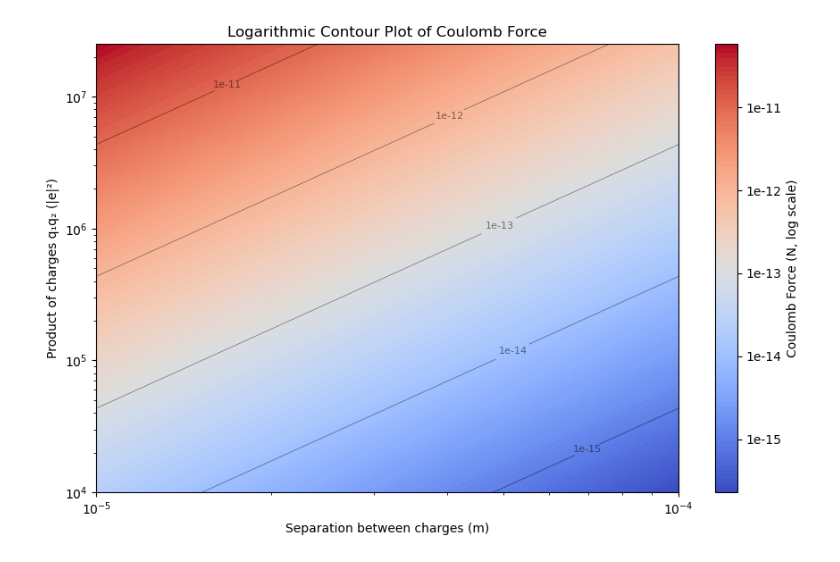
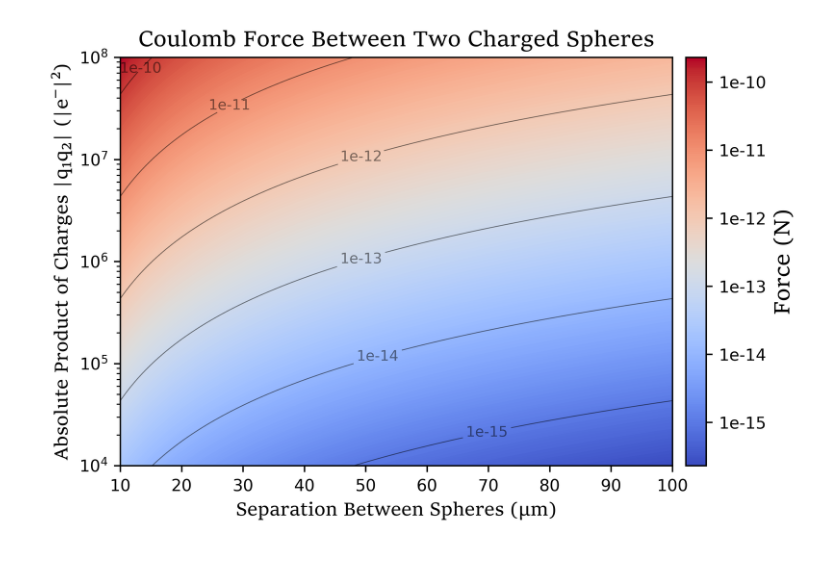
Before and after one commit to BenHSiegel/microspherearray, a Jupyter notebook: coulomb_force_plot.ipynb, the cells around one changed output. Cells and saved outputs as stored; diff of their text form; code cells hidden in the pictures.

Commit message:
plots

```diff
--- a/coulomb_force_plot.ipynb
+++ b/coulomb_force_plot.ipynb
@@ -1,31 +26,27 @@
+# %%
+# Coulomb constant (N·m²/C²)
+k = 8.9875517923e9
+
+# Axes:
+# x -> separation distance (m)
+# y -> product of charges q1*q2 (C²)
+separation = np.linspace(10e-6, 100e-6, 400)      # avoid 0 to prevent division by zero
+elementary_charge = 1.602176634e-19  # C
+
+# Express charge product as the product of electron counts (n1 * n2)
+charge_product = np.linspace(100*100, 10000*10000, 50000)
+
+R, Qprod = np.meshgrid(separation, charge_product)
+
+# Coulomb force: F = k * (n1*n2*e^2) / r^2
+F = k * (Qprod * elementary_charge ** 2) / (R ** 2)
 # %%
-import numpy as np
-from matplotlib.colors import LogNorm
-
-import matplotlib.pyplot as plt
-
-# Coulomb constant (N·m²/C²)
-k = 8.9875517923e9
-
-# Axes:
-# x -> separation distance (m)
-# y -> product of charges q1*q2 (C²)
-separation = np.linspace(10e-6, 100e-6, 400)      # avoid 0 to prevent division by zero
-elementary_charge = 1.602176634e-19  # C
-
-# Express charge product as the product of electron counts (n1 * n2)
-charge_product = np.linspace(100*100, 5000*5000, 20000)
-
-R, Qprod = np.meshgrid(separation, charge_product)
-
-# Coulomb force: F = k * (n1*n2*e^2) / r^2
-F = k * (Qprod * elementary_charge ** 2) / (R ** 2)
-
-plt.figure(figsize=(9, 6))
-levels = np.logspace(np.log10(F.min()), np.log10(F.max()), 100)
+plt.figure()
+levels = np.logspace(np.log10(F.min()), np.log10(F.max()), 200)
 
 contour = plt.contourf(R, Qprod, F, levels=levels, norm=LogNorm(), cmap="coolwarm")
-plt.colorbar(contour, label="Coulomb Force (N, log scale)")
+cbar = plt.colorbar(contour, label="Force (N)", pad=0.02)
+cbar.set_label("Force (N)", fontname="Sitka")
 
 # Build contour/colorbar ticks at decade values based on the current force range
 fmin = np.nanmin(F[F > 0])  # LogNorm requires positive values
@@ -53,42 +74,56 @@ x_lo, x_hi = separation.min() * 1.15, separation.max() / 1.15
 q_lo, q_hi = charge_product.min() * 1.20, charge_product.max() / 1.20
 
 manual_positions = []
-for lvl in tick_vals:
+for i, lvl in enumerate(tick_vals):
     q_on_level = (lvl * separation**2) / (k * elementary_charge**2)
     mask = (
         (separation >= x_lo) & (separation <= x_hi) &
         (q_on_level >= q_lo) & (q_on_level <= q_hi)
     )
     if np.any(mask):
         xs = separation[mask]
         ys = q_on_level[mask]
         mid = len(xs) // 2
-        manual_positions.append((xs[mid], ys[mid]))
+        # For the highest contour level, shift the label position to the right and down
+        if i == len(tick_vals) - 1:
+            manual_positions.append((xs[-1], ys[-1] * 0.93))
+        else:
+            manual_positions.append((xs[mid], ys[mid]))
 
 texts = plt.clabel(
     line_contours,
     fmt={v: f"{v:.0e}" for v in tick_vals},
     inline=True,
     fontsize=8,
     manual=manual_positions if manual_positions else None,
 )
 
 for txt in texts:
     txt.set_rotation(0)
 
 for t in texts:
     t.set_clip_on(True)
 
 cbar_ax = plt.gcf().axes[-1]  # colorbar axis
 cbar_ax.set_yticks(tick_vals)
 cbar_ax.set_yticklabels([f"{v:.0e}" for v in tick_vals])
 
 plt.xscale("log")
 plt.yscale("log")
-plt.xlabel("Separation between charges (m)")
-plt.ylabel("Product of charges q₁q₂ (|e|²)")
-plt.title("Logarithmic Contour Plot of Coulomb Force")
+plt.ylabel("Absolute Product of Charges |q₁q₂| (|e⁻|²)", font="Sitka", fontsize=SIZE_DEFAULT + 2)
+plt.title("Coulomb Force Between Two Charged Spheres", font="Sitka", fontsize=SIZE_DEFAULT + 4)
+
+ax = plt.gcf().axes[0]  # main plot axis (not colorbar)
+
+ax.set_xscale("linear")
+ax.set_xlim(10e-6, 100e-6)
+
+xticks_um = np.arange(10, 101, 10)
+ax.set_xticks(xticks_um * 1e-6)
+ax.set_xticklabels([f"{v}" for v in xticks_um])
+ax.set_xlabel("Separation Between Spheres (µm)", font="Sitka",fontsize=SIZE_DEFAULT + 2)
+
 plt.tight_layout()
 plt.show()
 # %% [output]
-[figure, old version]
+[figure, new version]
```
Also changed, not shown: parts of 2 cells of this notebook.
